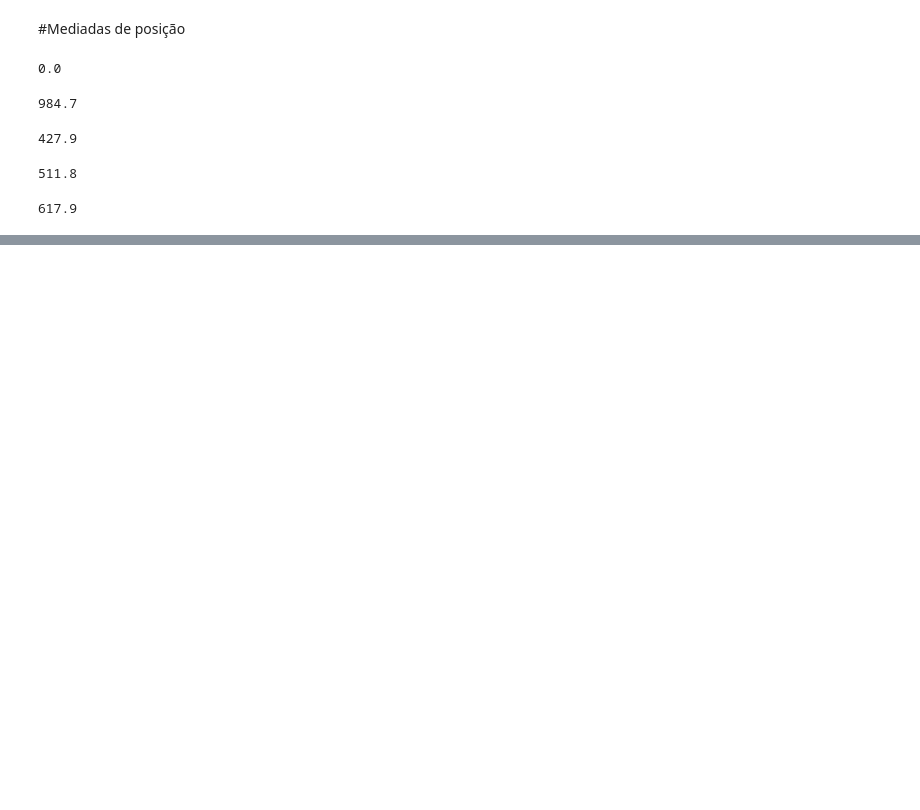
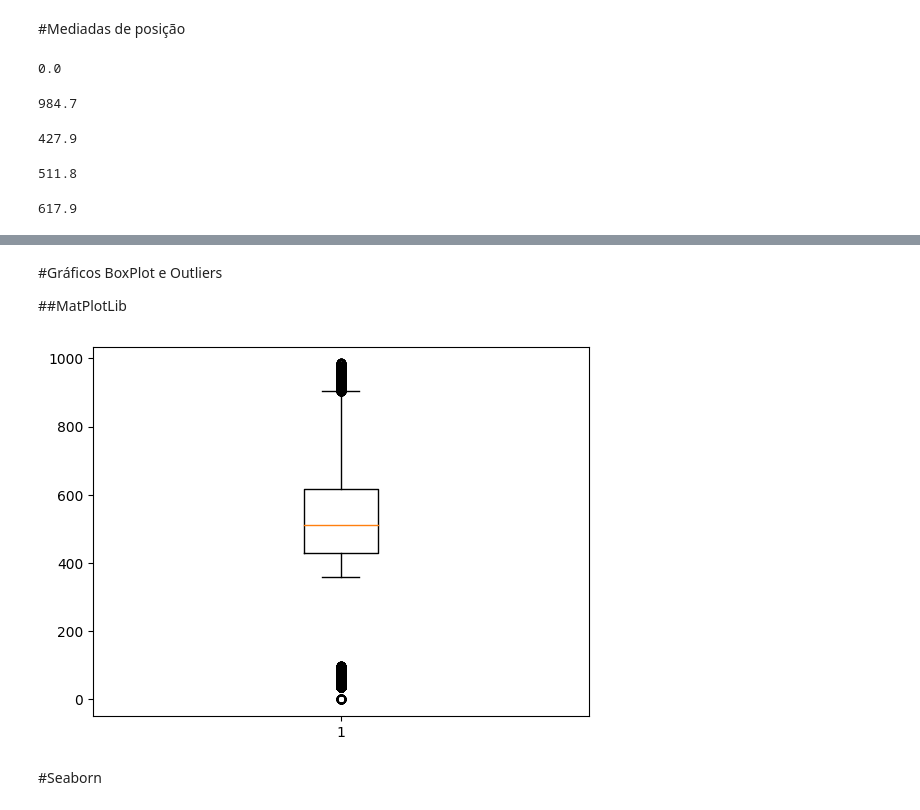
Before and after one commit to mateus-neres/Analise_estatistica_enem_2019, a Jupyter notebook: medidas_dispercao_posicao_etapa05.ipynb, the cells around one changed output, grey strips where cells are left out. Drawn from its saved outputs; the diff is of its cells as text; code cells hidden in the pictures; blank space fills up the shorter version.

```diff
--- a/medidas_dispercao_posicao_etapa05.ipynb
+++ b/medidas_dispercao_posicao_etapa05.ipynb
@@ -89,0 +102,4 @@ enem_sp.NOTA_MT.quantile(q=0.75)
+# %% [markdown]
+#Gráficos BoxPlot e Outliers
+
+##MatPlotLib
@@ -89,0 +108,7 @@ enem_sp.NOTA_MT.quantile(q=0.75)
+# %%
+plt.boxplot(enem_sp.NOTA_MT)
+plt.show()
+# %% [output]
+[figure, added]
+# %% [markdown]
+#Seaborn
```
Also changed, not shown: parts of 4 cells of this notebook.
